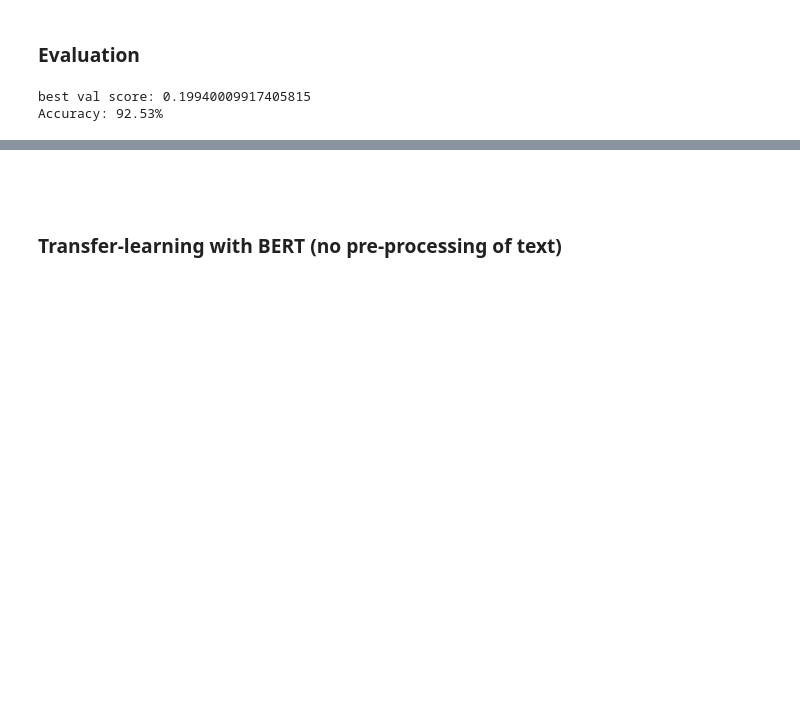
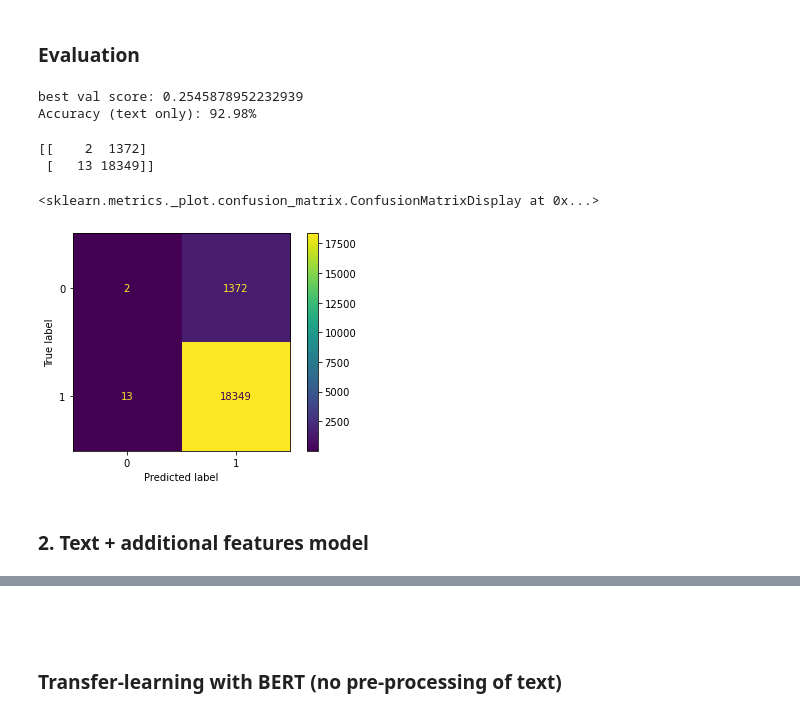
Before and after one commit to JediRhymeTrix/COSC-6339-HW3, a Jupyter notebook: hw3.ipynb, the cells around one changed output, grey strips where cells are left out. Cells and saved outputs as stored; diff of their text form; code cells hidden in the pictures; blank space fills up the shorter version.

Commit message:
feat: :sparkles: [epic] add second model, preprocessing script and small changes end-to-end

```diff
--- a/hw3.ipynb
+++ b/hw3.ipynb
@@ -60,10 +68,7 @@ y_test = df_test["y"].values
 # %% [markdown]
 ### Load prepared word embeddings
 # %%
-emb = json.load(open(DATA_PATH + 'words_emb.json'))
-
-emb_matrix = np.array(list(emb.values()))
-words = list(emb.keys())
+emb_matrix = np.genfromtxt(DATA_PATH + 'word_emb.csv', delimiter=',')
 
 MAX_LEN = 30
 
@@ -83,9 +88,16 @@ def attention_layer(inputs, neurons):
 
 
 # model
-def bid_lstm(input_shape):
+def bid_lstm(input_shape, additional_input_shape=None):
     # input
-    X_indices = Input(input_shape)
+    X_indices = Input(input_shape, name="text_input")
+    inputs = X_indices
+
+    # additional input layer of other features besides text
+    if additional_input_shape:
+        feat_input = Input(additional_input_shape, name='feat_input')
+        inputs = [X_indices, feat_input]
+        feat_input = Activation('tanh')(feat_input)
 
     # embedding
     embeddings = embedding_layer(X_indices)
@@ -98,16 +110,17 @@ def bid_lstm(input_shape):
         units=MAX_LEN, dropout=0.2, return_sequences=True))(X)
     X = Bidirectional(LSTM(units=MAX_LEN, dropout=0.2))(X)
 
+    # concatenating additional features before prediction layer
+    if 'feat_input' in locals():
+        X = concatenate([X, feat_input])
+
     # final dense layers
     X = Dense(64, activation='relu')(X)
     y_out = Dense(1, activation='sigmoid')(X)
 
     # compile
-    model = Model(inputs=X_indices, outputs=y_out)
+    model = Model(inputs=inputs, outputs=y_out)
     model.compile(loss='binary_crossentropy',
                   optimizer='adam', metrics=['accuracy'])
 
     return model
-
-
-model = bid_lstm((MAX_LEN,))
@@ -208,11 +221,24 @@ print('best val score: {}'.format(bst_val_score))
 # evaluate
 scores = model.evaluate(X_test_indices, y_test)
 
-print('Accuracy: %.2f%%' % (scores[1]*100))
+print('Accuracy (text only): %.2f%%' % (scores[1]*100))
 # %% [output]
-best val score: 0.19940009917405815
-Accuracy: 92.53%
+best val score: 0.2545878952232939
+Accuracy (text only): 92.98%
 # %%
 # test
 predictions = model.predict(X_test_indices)
 predictions = list(map(lambda x: 1 if x > 0.5 else 0, predictions))
+# %%
+# confusion matrix
+conf_matrix = confusion_matrix(y_test, predictions)
+print(conf_matrix)
+
+ConfusionMatrixDisplay(conf_matrix).plot()
+# %% [output]
+[[    2  1372]
+ [   13 18349]]
+<sklearn.metrics._plot.confusion_matrix.ConfusionMatrixDisplay at 0x...>
+[figure, added]
+# %% [markdown]
+### 2. Text + additional features model
```
Also changed, not shown: parts of 21 cells of this notebook, 14 other files.
